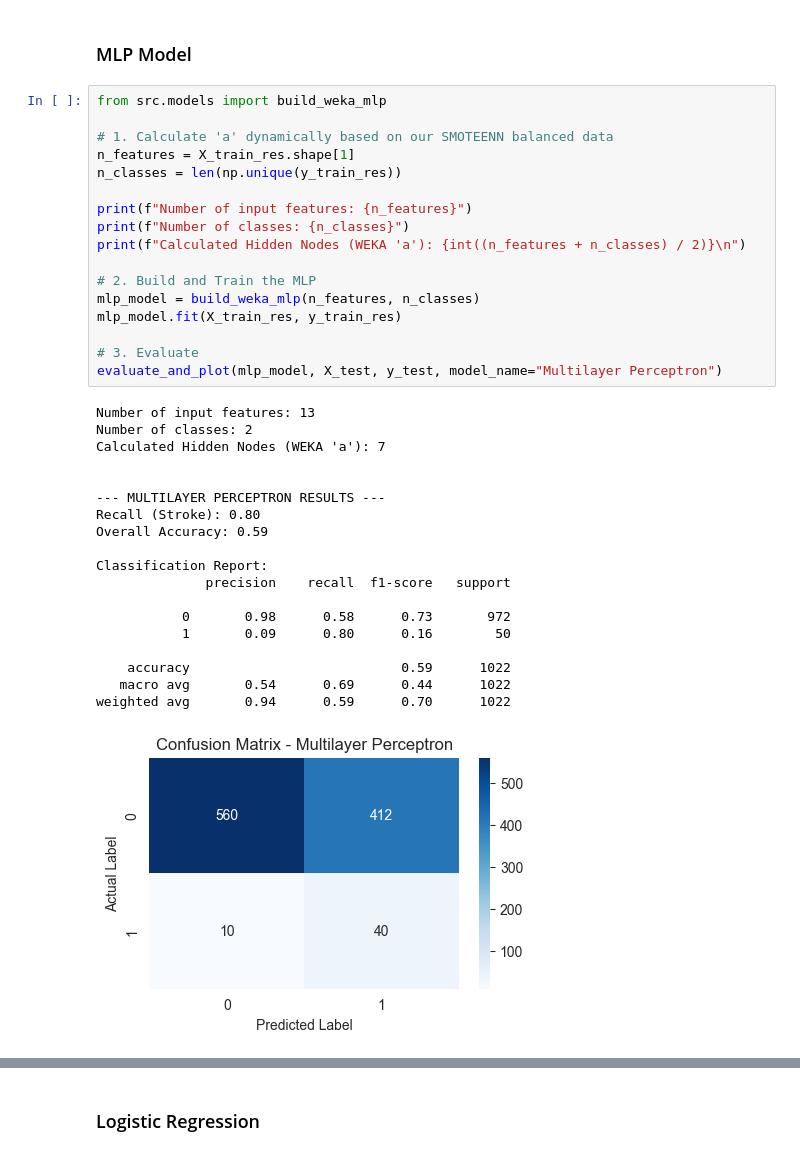
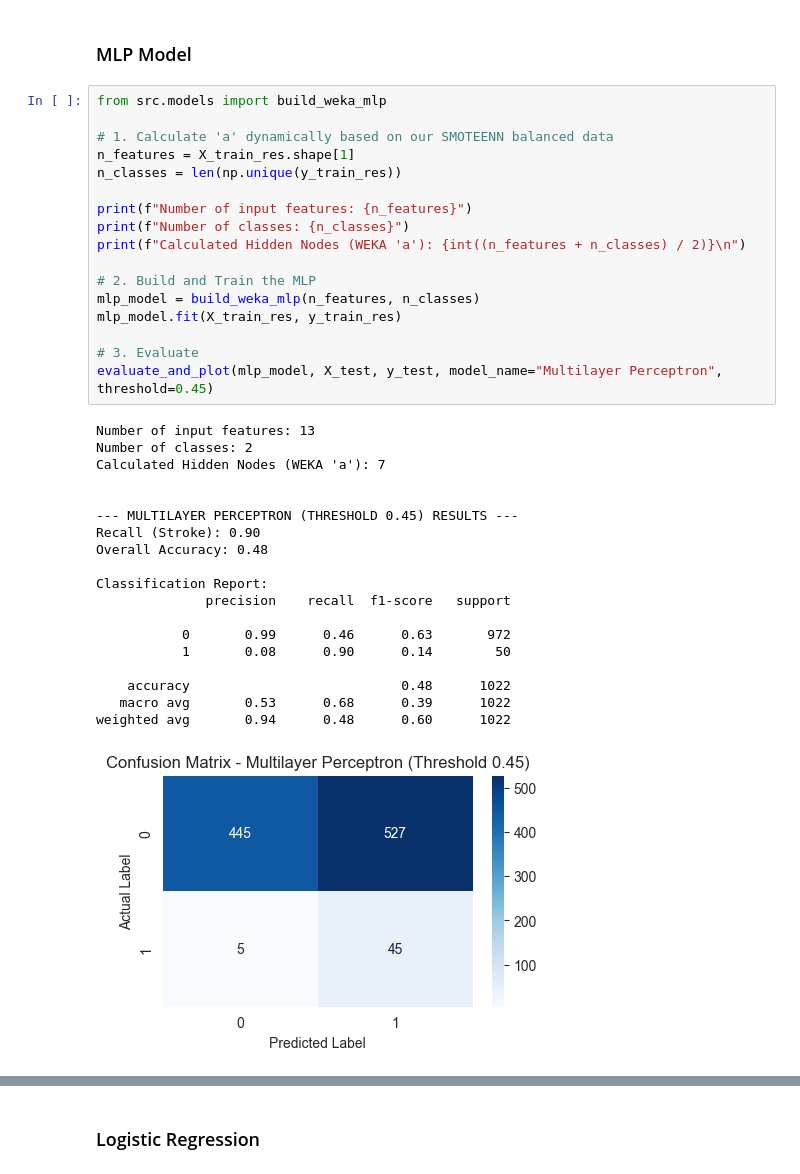
Before and after one commit to ThinHu/stroke-risk-prediction, a Jupyter notebook: notebook.ipynb, the cells around one changed output, grey strips where cells are left out. Saved outputs shown, nothing was run; the diff lists cells and outputs as text.

Commit message:
Visualize the metrics

```diff
--- a/notebook.ipynb
+++ b/notebook.ipynb
@@ -344,37 +357,37 @@ weighted avg       0.94      0.80      0.85      1022
 # %%
 from src.models import build_weka_mlp
 
 # 1. Calculate 'a' dynamically based on our SMOTEENN balanced data
 n_features = X_train_res.shape[1]
 n_classes = len(np.unique(y_train_res))
 
 print(f"Number of input features: {n_features}")
 print(f"Number of classes: {n_classes}")
 print(f"Calculated Hidden Nodes (WEKA 'a'): {int((n_features + n_classes) / 2)}\n")
 
 # 2. Build and Train the MLP
 mlp_model = build_weka_mlp(n_features, n_classes)
 mlp_model.fit(X_train_res, y_train_res)
 
 # 3. Evaluate
-evaluate_and_plot(mlp_model, X_test, y_test, model_name="Multilayer Perceptron")
+evaluate_and_plot(mlp_model, X_test, y_test, model_name="Multilayer Perceptron", threshold=0.45)
 # %% [output]
 Number of input features: 13
 Number of classes: 2
 Calculated Hidden Nodes (WEKA 'a'): 7
 
 
---- MULTILAYER PERCEPTRON RESULTS ---
-Recall (Stroke): 0.80
-Overall Accuracy: 0.59
+--- MULTILAYER PERCEPTRON (THRESHOLD 0.45) RESULTS ---
+Recall (Stroke): 0.90
+Overall Accuracy: 0.48
 
 Classification Report:
               precision    recall  f1-score   support
 
-           0       0.98      0.58      0.73       972
-           1       0.09      0.80      0.16        50
+           0       0.99      0.46      0.63       972
+           1       0.08      0.90      0.14        50
 
-    accuracy                           0.59      1022
-   macro avg       0.54      0.69      0.44      1022
-weighted avg       0.94      0.59      0.70      1022
+    accuracy                           0.48      1022
+   macro avg       0.53      0.68      0.39      1022
+weighted avg       0.94      0.48      0.60      1022
-[figure, old version]
+[figure, new version]
```
Also changed, not shown: parts of 11 cells of this notebook, 3 other files.
